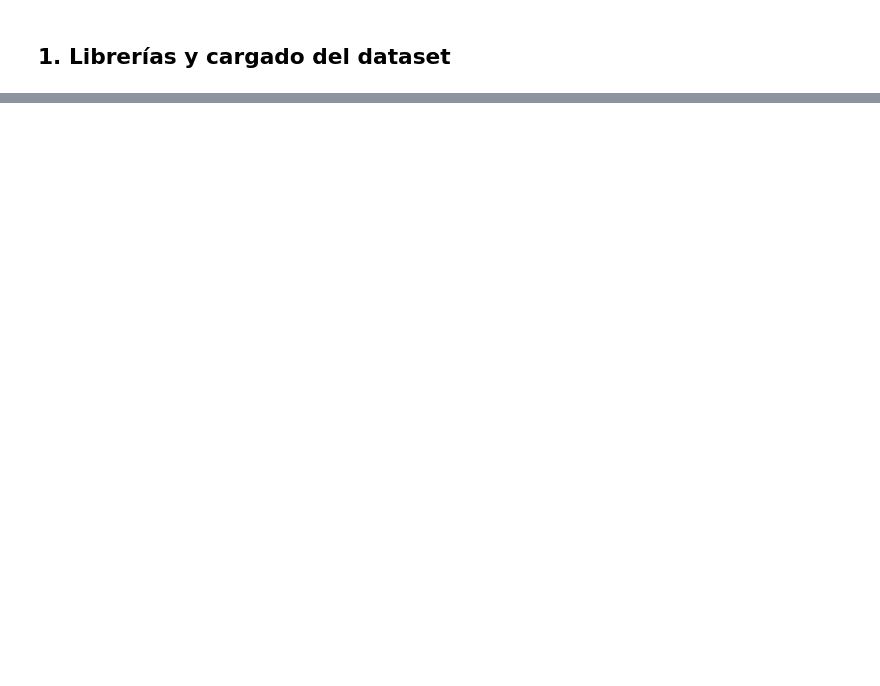
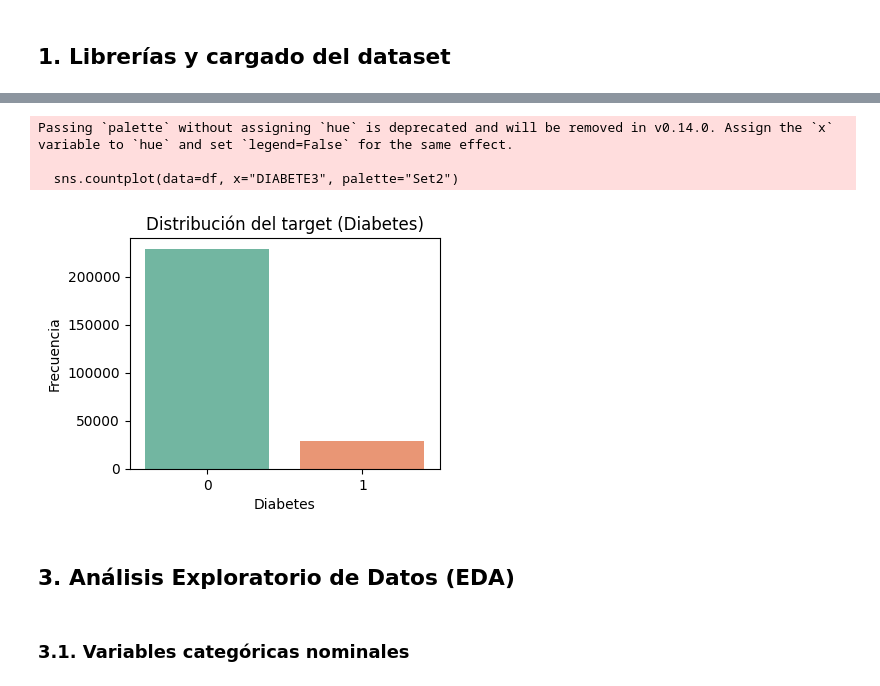
Before and after one commit to Jesusrodriguezf90/TFM, a Jupyter notebook: notebooks/model_training_v1.ipynb, the cells around one changed output, grey strips where cells are left out. Drawn from its saved outputs; the diff is of its cells as text; code cells hidden in the pictures; blank space fills up the shorter version.

```diff
--- a/notebooks/model_training_v1.ipynb
+++ b/notebooks/model_training_v1.ipynb
@@ -346,0 +3,25 @@ Importancia top 10 para XGBoost:
+# %%
+import pandas as pd
+import matplotlib.pyplot as plt
+import seaborn as sns
+import numpy as np
+
+from sklearn.model_selection import train_test_split
+from sklearn.pipeline import Pipeline
+from sklearn.compose import ColumnTransformer
+from sklearn.preprocessing import OneHotEncoder, StandardScaler
+from sklearn.impute import SimpleImputer, KNNImputer
+from sklearn.linear_model import LogisticRegression
+from sklearn.tree import DecisionTreeClassifier
+from sklearn.naive_bayes import GaussianNB
+from sklearn.metrics import (
+    recall_score, f1_score, roc_auc_score, precision_recall_curve, auc,
+    confusion_matrix, RocCurveDisplay)
+
+from google.colab import drive
+
+# Se carga el dataset
+drive.mount('/content/drive')
+
+path  = '/content/drive/MyDrive/TFM/data/cleaned_dataset.csv'
+df = pd.read_csv(path ,encoding='Latin-1')
@@ -346,0 +65,15 @@ Importancia top 10 para XGBoost:
+# %%
+# Distribución del target
+plt.figure(figsize=(4,3))
+sns.countplot(data=df, x="DIABETE3", palette="Set2")
+plt.title("Distribución del target (Diabetes)")
+plt.xlabel("Diabetes")
+plt.ylabel("Frecuencia")
+plt.show()
+# %% [output]
+Passing `palette` without assigning `hue` is deprecated and will be removed in v0.14.0. Assign the `x` variable to `hue` and set `legend=False` for the same effect.
+
+  sns.countplot(data=df, x="DIABETE3", palette="Set2")
+[figure, added]
+# %% [markdown]
+## 3. Análisis Exploratorio de Datos (EDA)
@@ -346,0 +90,2 @@ Importancia top 10 para XGBoost:
+# %% [markdown]
+### 3.1. Variables categóricas nominales
```
Also changed, not shown: parts of 62 cells of this notebook, 23 other files.
